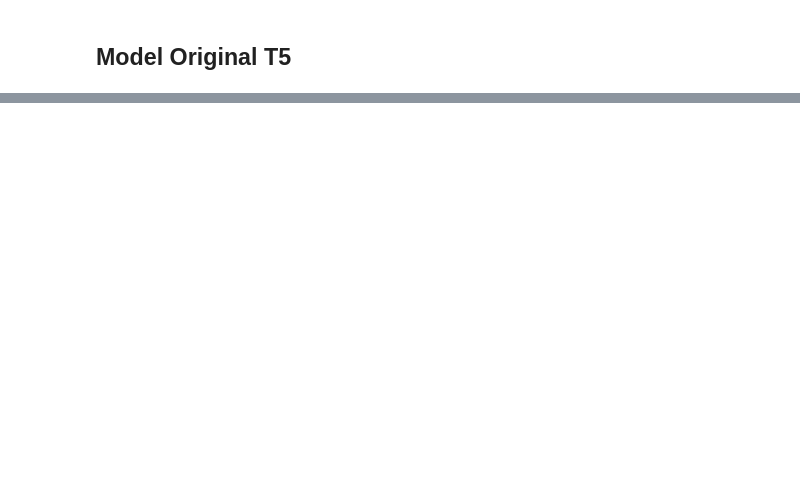
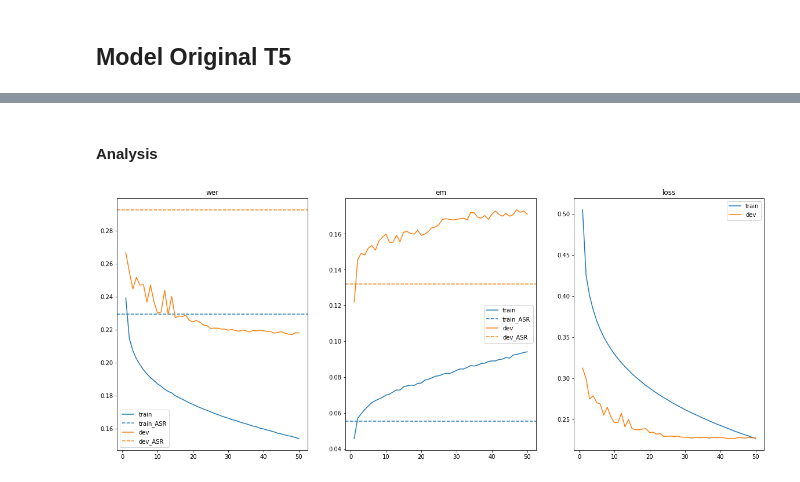
Before and after one commit to SharonKIDC/REC-ACE, a Jupyter notebook: train_pipeline.ipynb, the cells around one changed output, grey strips where cells are left out. Saved outputs shown, nothing was run; the diff lists cells and outputs as text; code cells hidden in the pictures; blank space fills up the shorter version.

```diff
--- a/train_pipeline.ipynb
+++ b/train_pipeline.ipynb
@@ -332,0 +496,14 @@ plot_graphs(orig_metrics_df, gt_df=asr_evaluator.metrics_df, fig_size=(20,8))
+# %%
+assert debug==False, "You are in debug mode, please change to False"
+
+orig_other_model = RecACEWrapModel(t5_type=t5_type, model_type='original', bin_size=bin_size, use_pretrained=True).to(DEVICE)
+orig_other_optimizer = torch.optim.Adam(orig_other_model.parameters(), lr=1e-4)
+
+orig_other_model, orig_other_metrics_df = training(
+    model=orig_other_model,
+    n_epochs=50,
+    train_data=train_loader_other,
+    dev_data=dev_loader_other,
+    optimizer=orig_other_optimizer,
+    exp_name=f"original_f5_Other",
+    save_model=True)
@@ -332,0 +549,6 @@ plot_graphs(orig_metrics_df, gt_df=asr_evaluator.metrics_df, fig_size=(20,8))
+# %% [markdown]
+#### Analysis
+# %%
+plot_graphs(orig_other_metrics_df, gt_df=asr_evaluators['Other'].metrics_df, fig_size=(20,8))
+# %% [output]
+[figure, added]
```
Also changed, not shown: parts of 32 cells of this notebook, 4 other files.
